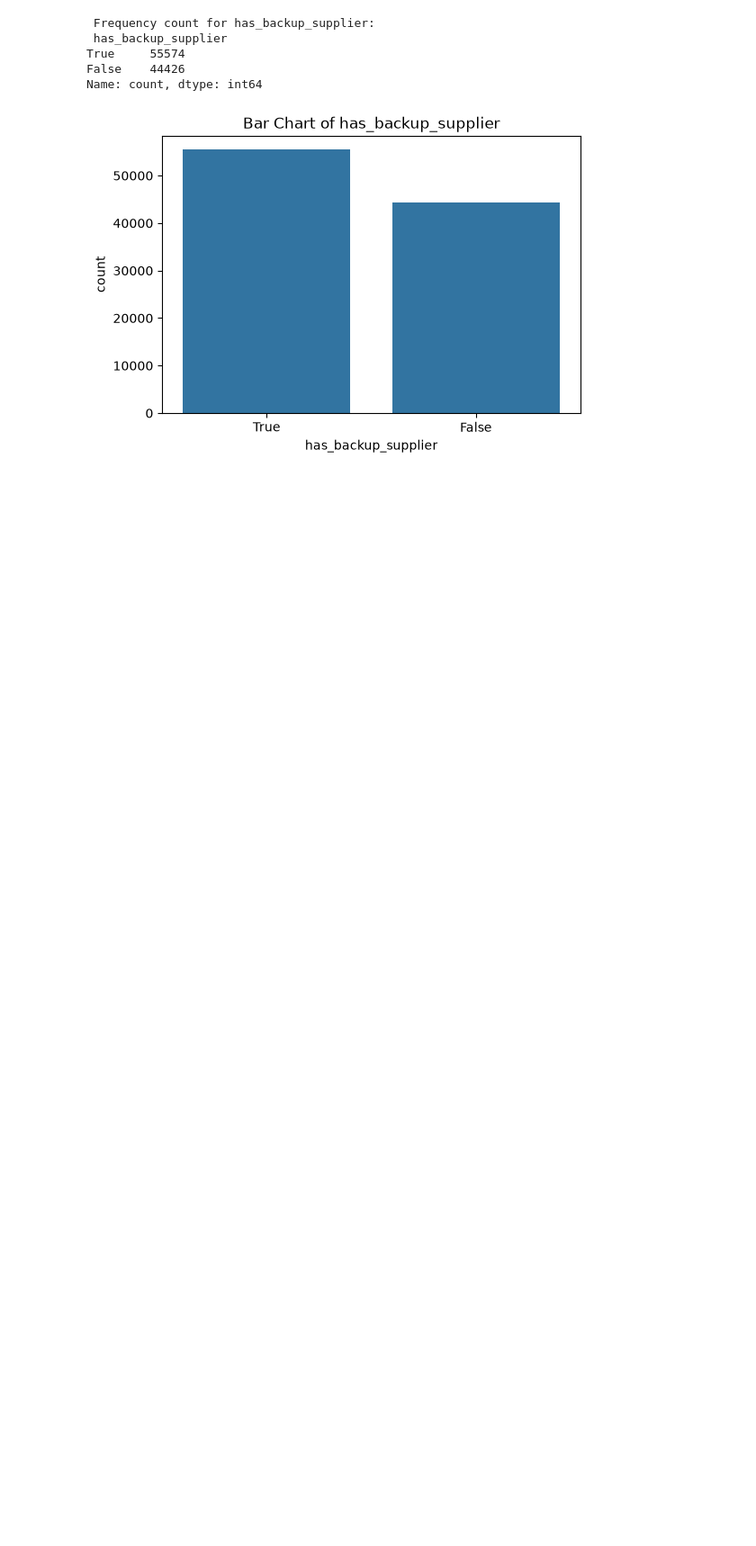
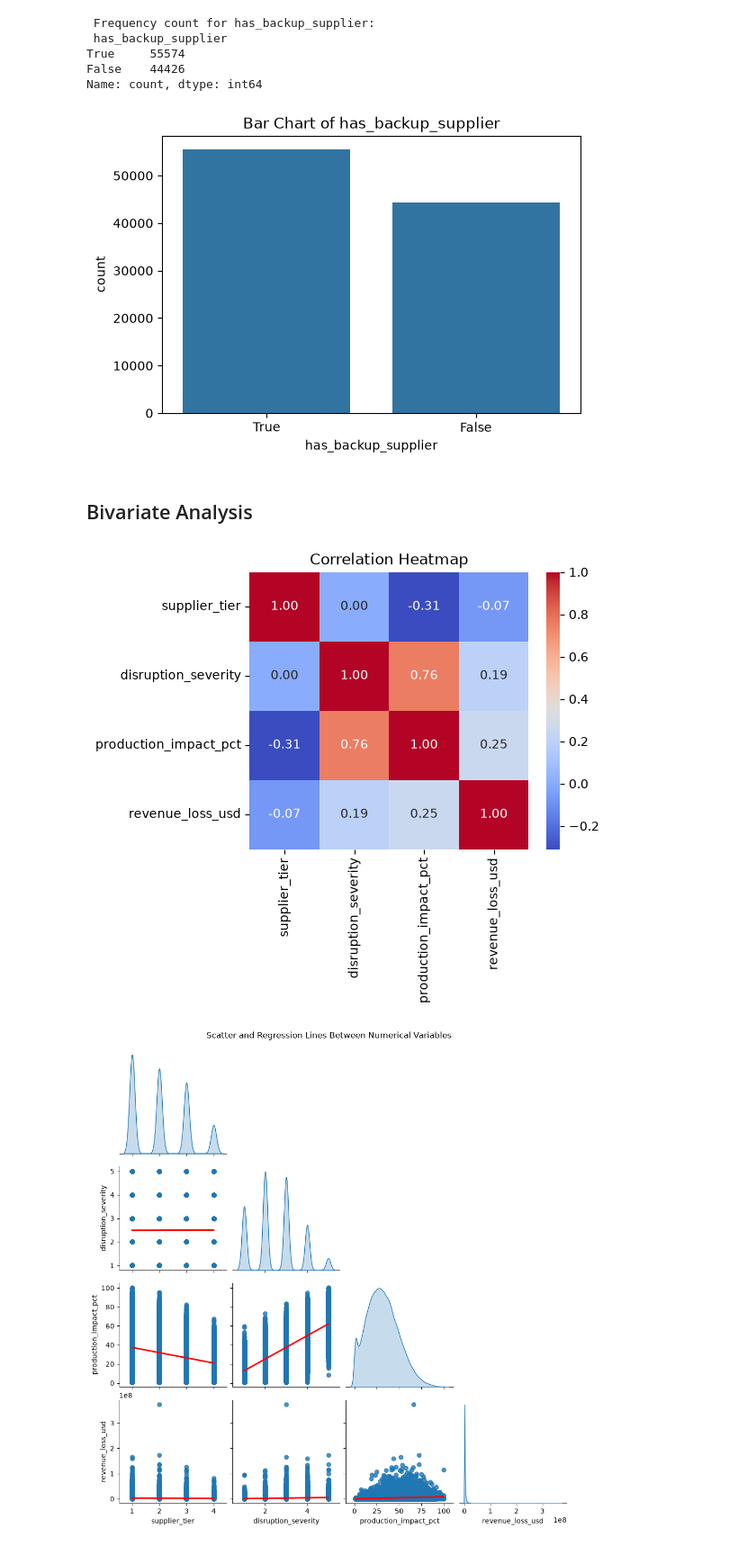
Before and after one commit to underiya-ai/AtmoGraph-Supply-Chain-Ripple-Effect-Predictor, a Jupyter notebook: eda_src/notebooks/eda.ipynb, the cells around one changed output. Shown at 90% size. Drawn from its saved outputs; the diff is of its cells as text; code cells hidden in the pictures; blank space fills up the shorter version.

Commit message:
bivariat analysis to find correlation between numeric columna

```diff
--- a/eda_src/notebooks/eda.ipynb
+++ b/eda_src/notebooks/eda.ipynb
@@ -139,3 +139,41 @@ True     55574
 False    44426
 Name: count, dtype: int64
 [figure]
+# %% [markdown]
+## Bivariate Analysis
+# %%
+# Select numerical columns from the DataFrame
+numeric_cols = [
+    'supplier_tier',
+    'disruption_severity',
+    'production_impact_pct',
+    'revenue_loss_usd'
+]
+
+# Calculate correlation
+corr = df[numeric_cols].corr()
+
+# Correlation Heatmap
+plt.figure(figsize=(5, 4))
+sns.heatmap(corr, annot=True, cmap='coolwarm', fmt='.2f')
+plt.title('Correlation Heatmap')
+plt.show()
+
+
+# Pairwise scatter plots + regression line
+sns.pairplot(
+    df[numeric_cols],
+    kind='reg',
+    diag_kind='kde',
+    corner=True,
+    plot_kws={'line_kws': {'color': 'red'}}
+)
+
+plt.suptitle(
+    'Scatter and Regression Lines Between Numerical Variables',
+    y=1.02
+)
+plt.show()
+# %% [output]
+[figure, added]
+[figure, added]
```
